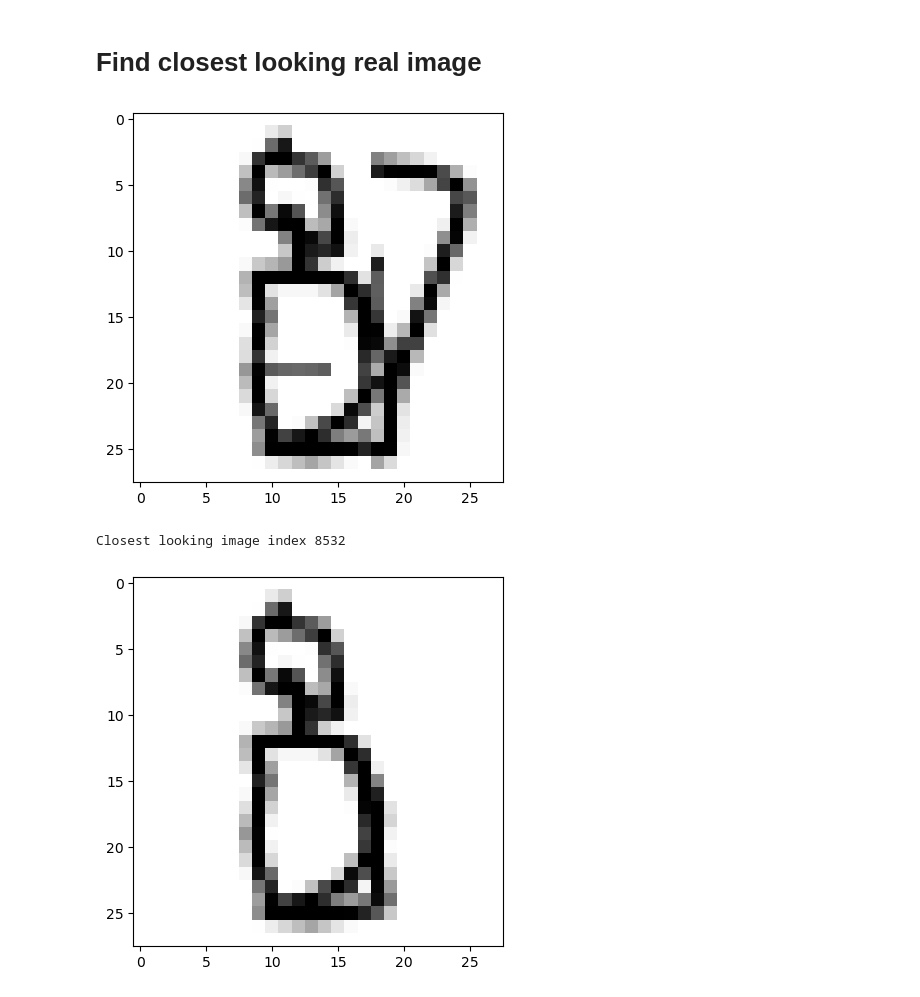
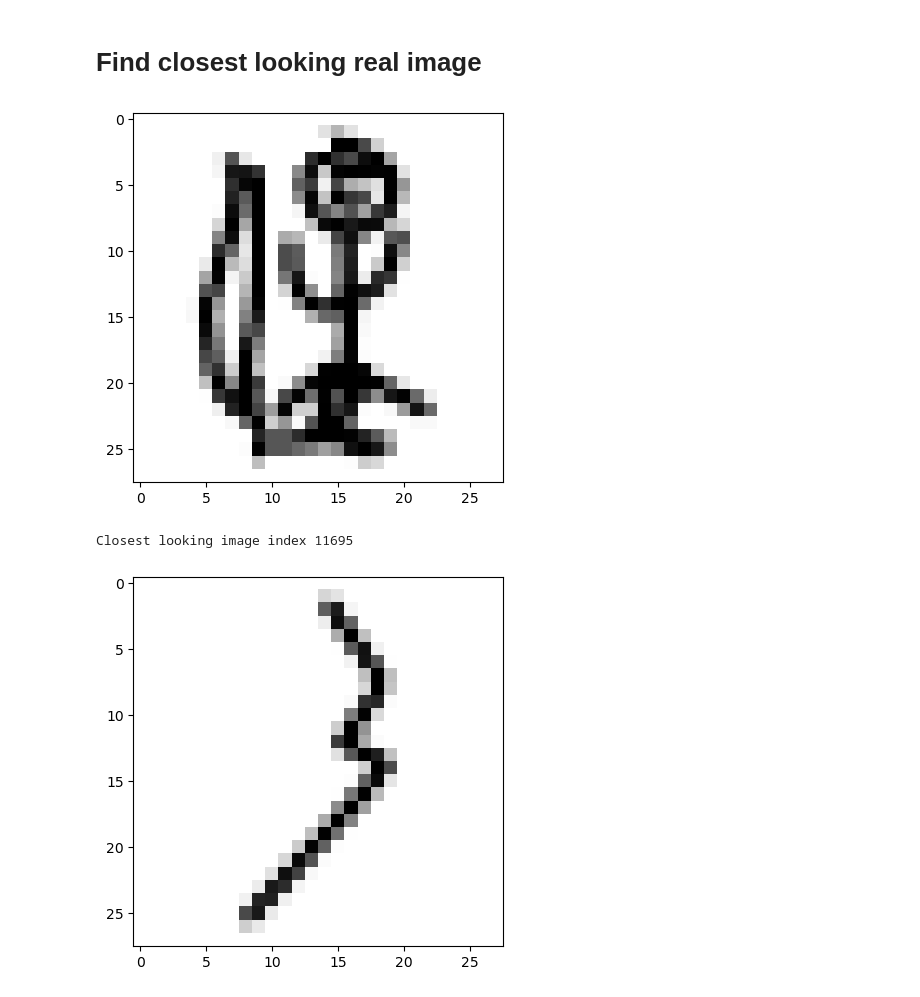
Before and after one commit to Wuxiaoxue888/ethics, a Jupyter notebook: see_generated_images.ipynb, the cells around one changed output. Saved outputs shown, nothing was run; the diff lists cells and outputs as text; code cells hidden in the pictures.

Commit message:
Fixed image_1

```diff
--- a/see_generated_images.ipynb
+++ b/see_generated_images.ipynb
@@ -31,17 +31,17 @@ def find_closest_looking_real_image(image):
     closest_looking_image_index = np.argmin( np.count_nonzero(real_images.to_numpy() - image, axis=1) )
     return closest_looking_image_index, real_images.iloc[closest_looking_image_index].values.reshape((28,28))
 # %%
-image = generated_images[38]
+image = generated_images[10]
 index, closest_looking_image = find_closest_looking_real_image(image)
 plt.imshow(image.reshape((28, 28)), cmap='Greys')
 plt.show()
 plt.savefig('image_1.png')
 print("Closest looking image index", index)
 plt.imshow(closest_looking_image, cmap='Greys')
 plt.show()
 # %% [output]
-[figure, old version]
+[figure, new version]
-Closest looking image index 8532
+Closest looking image index 11695
-[figure, old version]
+[figure, new version]
 # %%
 38, 54, 10
```
Also changed, not shown: 1 other file.
